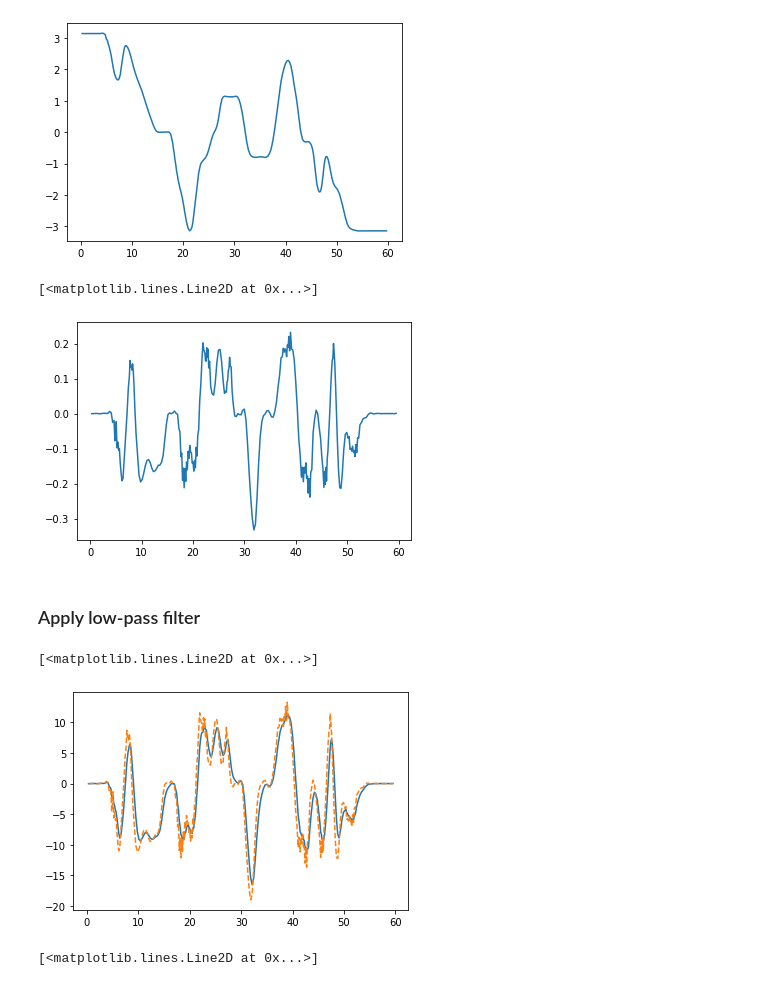
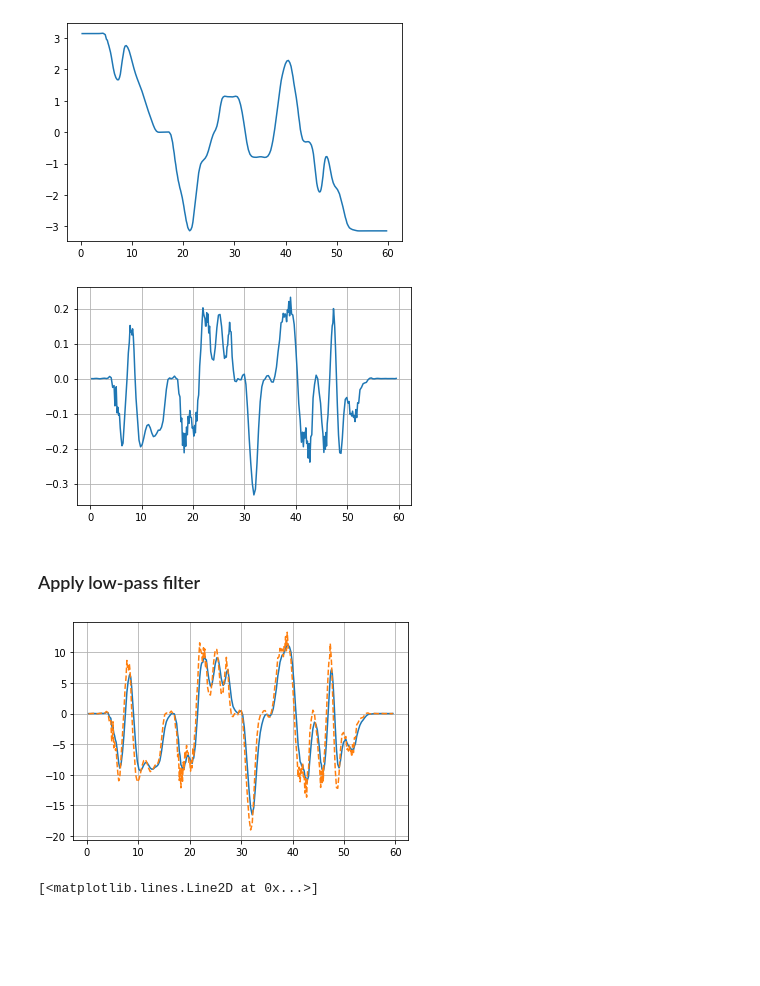
Before and after one commit to Maciej-GBS/dr-gummy, a Jupyter notebook: Track_analysis.ipynb, the cells around one changed output. Drawn from its saved outputs; the diff is of its cells as text; code cells hidden in the pictures; blank space fills up the shorter version.

```diff
--- a/Track_analysis.ipynb
+++ b/Track_analysis.ipynb
@@ -157,9 +157,9 @@ plt.plot(t, heading)
 [figure]
 # %%
 plt.plot(t[:-1], d_heading)
+plt.grid()
 # %% [output]
-[<matplotlib.lines.Line2D at 0x...>]
-[figure, old version]
+[figure, new version]
 # %% [markdown]
 ### Apply low-pass filter
 # %%
@@ -175,12 +175,12 @@ def low_pass_filter(data, rc=1.0):
 # %%
 dh = d_heading
 for i in range(0,1):
     dh = low_pass_filter([dt, dh], 0.4)
 plt.plot(t[:-1], np.degrees(dh))
 plt.plot(t[:-1], np.degrees(d_heading), '--')
+plt.grid()
 # %% [output]
-[<matplotlib.lines.Line2D at 0x...>]
-[figure, old version]
+[figure, new version]
 # %%
 hconst = 0.0 # heading constant
 pconst = 0.0 # position constant
```
